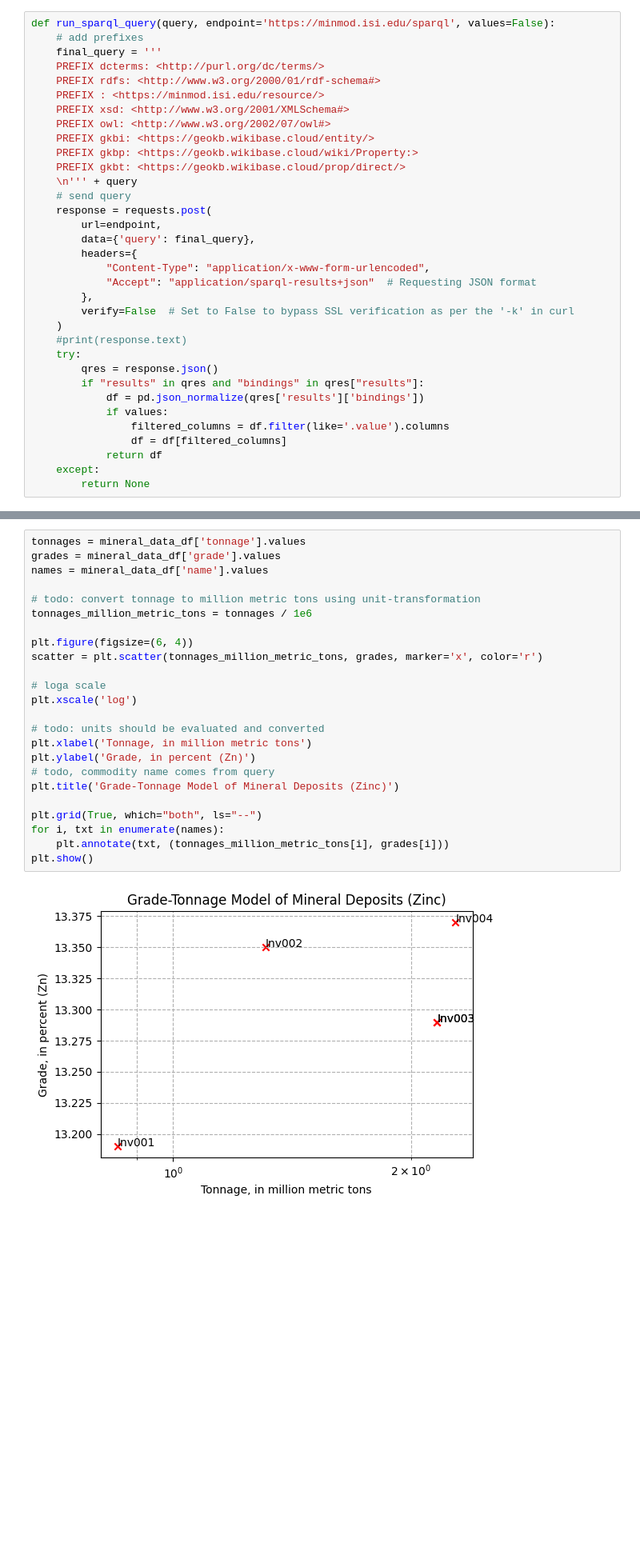
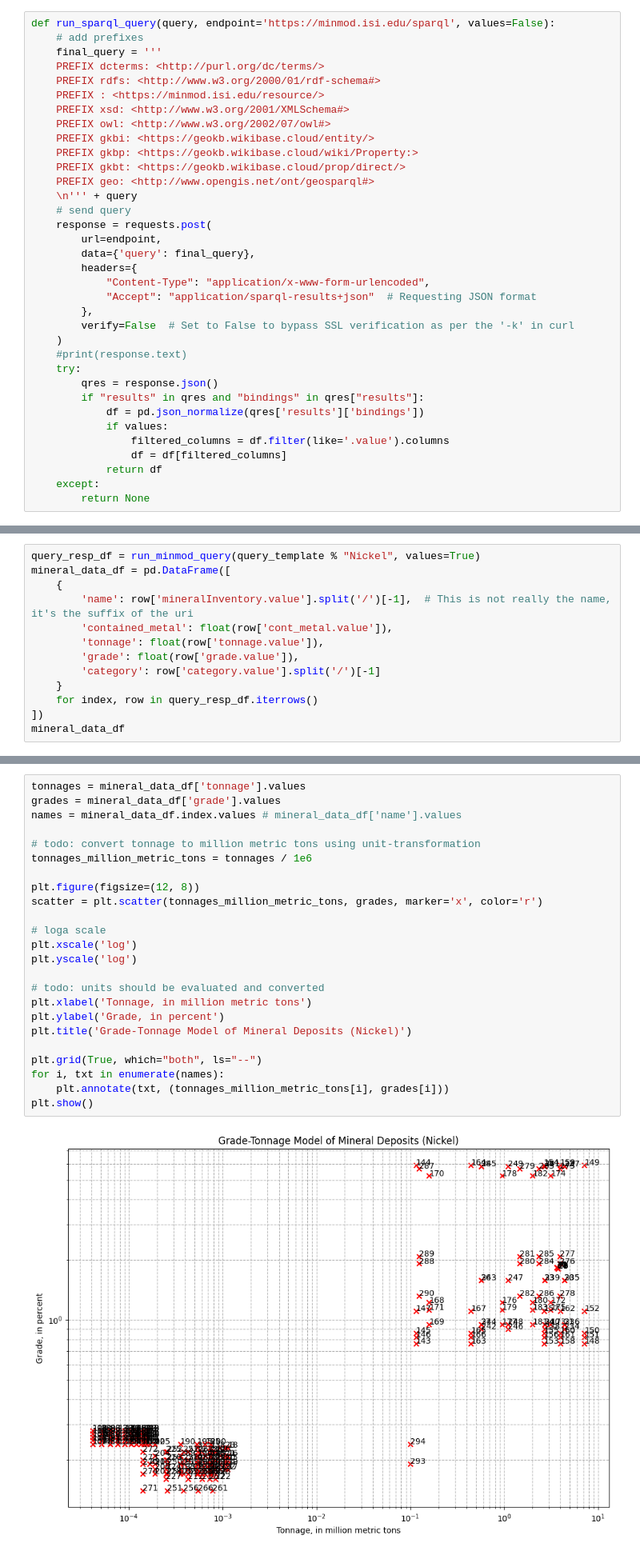
Before and after one commit to binh-vu/ta2-minmod-data, a Jupyter notebook: sandbox/sparql_sandbox.ipynb, the cells around one changed output, grey strips where cells are left out. Shown: that part at 80% size. Saved outputs shown, nothing was run; the diff lists cells and outputs as text; blank space fills up the shorter version.

```diff
--- a/sandbox/sparql_sandbox.ipynb
+++ b/sandbox/sparql_sandbox.ipynb
@@ -56,6 +56,7 @@ def run_sparql_query(query, endpoint='https://minmod.isi.edu/sparql', values=Fal
     PREFIX gkbi: <https://geokb.wikibase.cloud/entity/>
     PREFIX gkbp: <https://geokb.wikibase.cloud/wiki/Property:>
     PREFIX gkbt: <https://geokb.wikibase.cloud/prop/direct/>
+    PREFIX geo: <http://www.opengis.net/ont/geosparql#>
     \n''' + query
     # send query
     response = requests.post(
@@ -304,0 +337,13 @@ mineral_data_df
+# %%
+query_resp_df = run_minmod_query(query_template % "Nickel", values=True)
+mineral_data_df = pd.DataFrame([
+    {
+        'name': row['mineralInventory.value'].split('/')[-1],  # This is not really the name, it's the suffix of the uri
+        'contained_metal': float(row['cont_metal.value']),
+        'tonnage': float(row['tonnage.value']),
+        'grade': float(row['grade.value']),
+        'category': row['category.value'].split('/')[-1]
+    }
+    for index, row in query_resp_df.iterrows()
+])
+mineral_data_df
@@ -305,26 +364,26 @@ mineral_data_df
 # %%
 tonnages = mineral_data_df['tonnage'].values
 grades = mineral_data_df['grade'].values
-names = mineral_data_df['name'].values
+names = mineral_data_df.index.values # mineral_data_df['name'].values
 
 # todo: convert tonnage to million metric tons using unit-transformation
 tonnages_million_metric_tons = tonnages / 1e6
 
-plt.figure(figsize=(6, 4))
+plt.figure(figsize=(12, 8))
 scatter = plt.scatter(tonnages_million_metric_tons, grades, marker='x', color='r')
 
 # loga scale
 plt.xscale('log')
+plt.yscale('log')
 
 # todo: units should be evaluated and converted
 plt.xlabel('Tonnage, in million metric tons')
-plt.ylabel('Grade, in percent (Zn)')
-# todo, commodity name comes from query
-plt.title('Grade-Tonnage Model of Mineral Deposits (Zinc)')
+plt.ylabel('Grade, in percent')
+plt.title('Grade-Tonnage Model of Mineral Deposits (Nickel)')
 
 plt.grid(True, which="both", ls="--")
 for i, txt in enumerate(names):
     plt.annotate(txt, (tonnages_million_metric_tons[i], grades[i]))
 plt.show()
 # %% [output]
-[figure, old version]
+[figure, new version]
```
Also changed, not shown: parts of 19 cells of this notebook.
